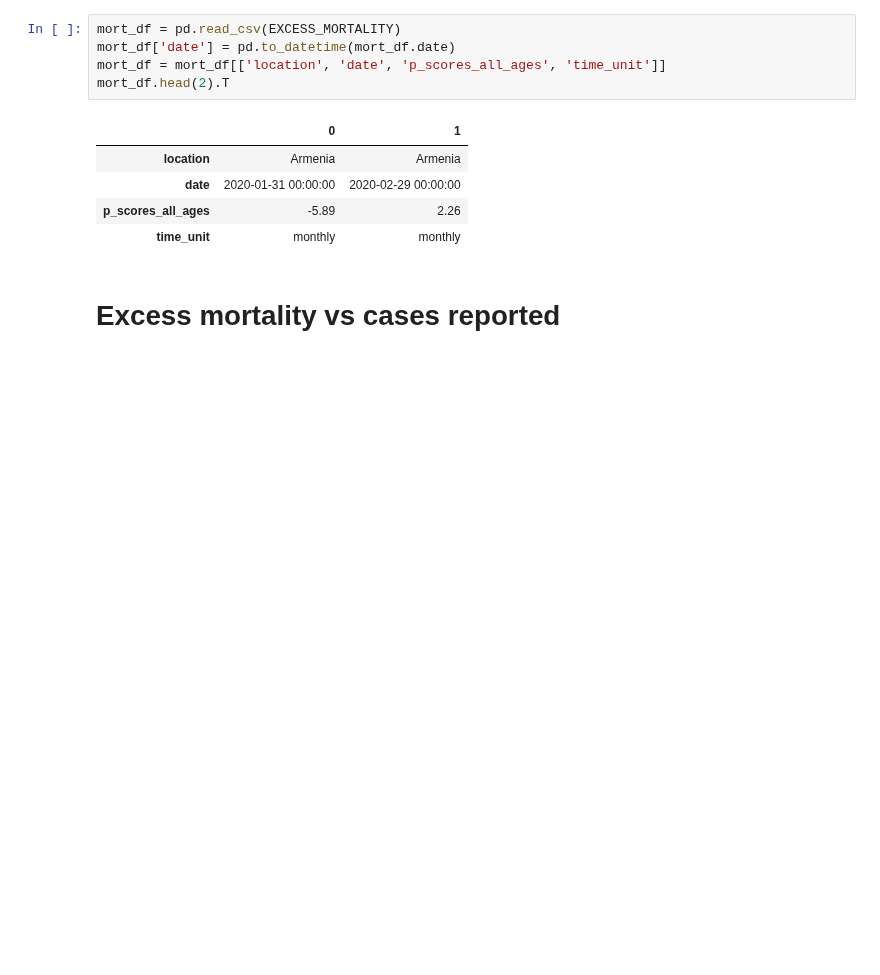
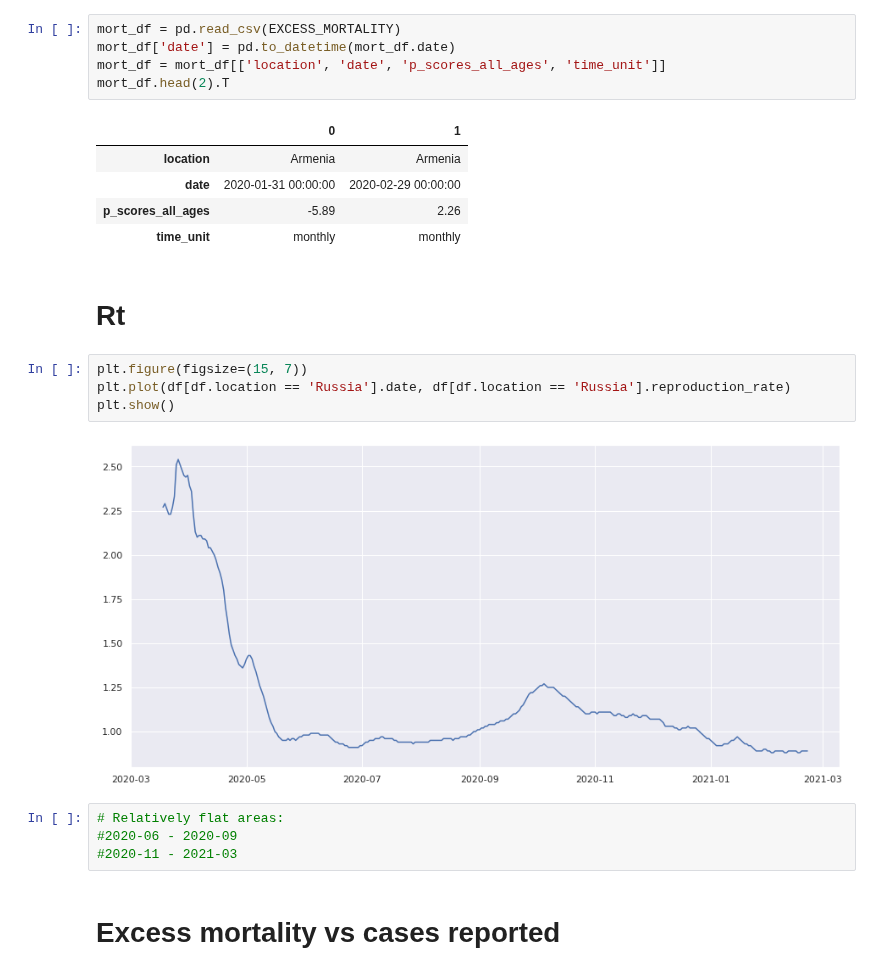
Before and after one commit to btseytlin/covid_peak_sir_modelling, a Jupyter notebook: our_world_in_data_dataset_exploration.ipynb, the cells around one changed output. Cells and saved outputs as stored; diff of their text form; blank space fills up the shorter version.

```diff
--- a/our_world_in_data_dataset_exploration.ipynb
+++ b/our_world_in_data_dataset_exploration.ipynb
@@ -76,6 +76,18 @@ mort_df.head(2).T
 | date | 2020-01-31 00:00:00 | 2020-02-29 00:00:00 |
 | p_scores_all_ages | -5.89 | 2.26 |
 | time_unit | monthly | monthly |
+# %% [markdown]
+# Rt
+# %%
+plt.figure(figsize=(15, 7))
+plt.plot(df[df.location == 'Russia'].date, df[df.location == 'Russia'].reproduction_rate)
+plt.show()
+# %% [output]
+[figure, added]
+# %%
+# Relatively flat areas:
+#2020-06 - 2020-09
+#2020-11 - 2021-03
 # %% [markdown]
 # Excess mortality vs cases reported
 # %%
```
Also changed, not shown: parts of 1 cell of this notebook, 7 other files.
